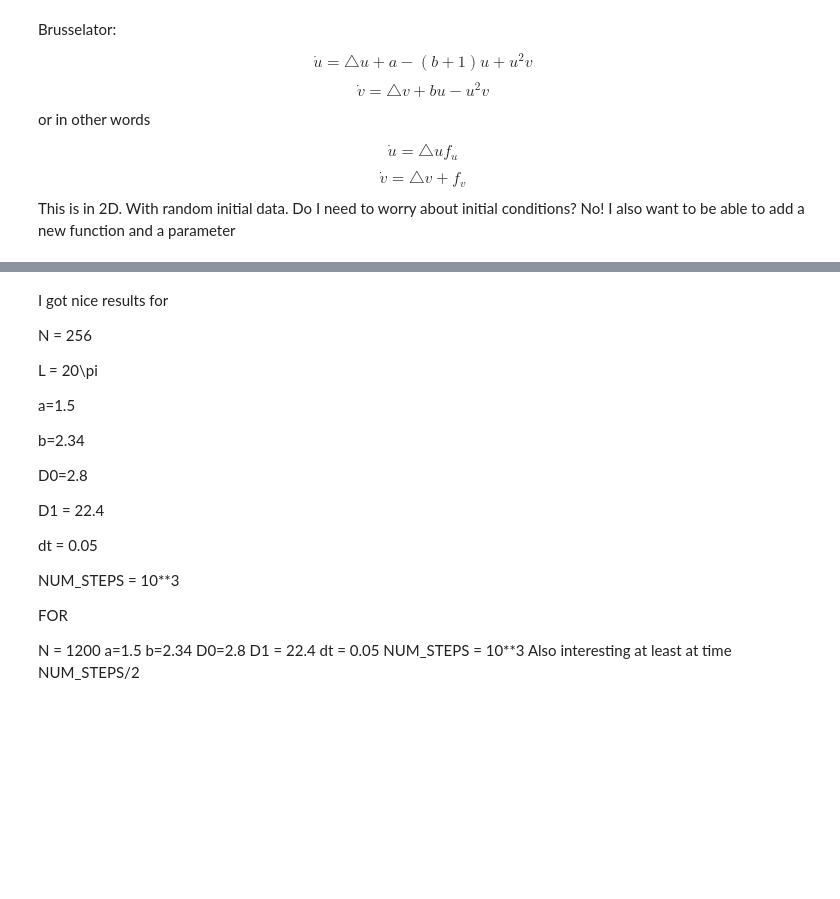
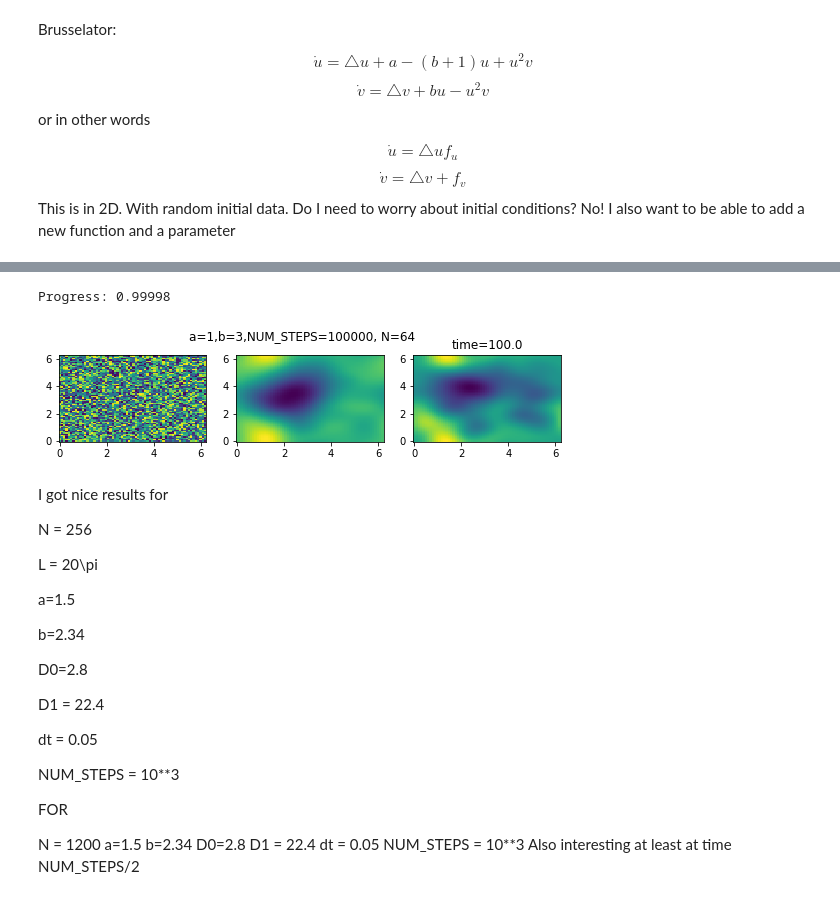
Before and after one commit to l-ada/Turing-models, a Jupyter notebook: brusselator.ipynb, the cells around one changed output, grey strips where cells are left out. Cells and saved outputs as stored; diff of their text form; code cells hidden in the pictures; blank space fills up the shorter version.

```diff
--- a/brusselator.ipynb
+++ b/brusselator.ipynb
@@ -20,12 +20,15 @@ N = 256
 dt = 0.001
 fu = lambda a,b,u,v: a + (u**2)*v - (b+1)*u
 fv = lambda a,b,u,v: b*u-(u**2)*v
-L = 5*2*np.pi
+L = 2*np.pi
 NUM_STEPS = 1000
 a = 1
 b = 3
-D0 = 1
-D1 = 0.1
+# D0 = 1
+# D1 = 0.1
+
+D0=2.8
+D1 = 22.4
 # put only things I want to change
 # don't want to change diffusion too much. At least for now.
 # %%
@@ -215,3 +201,39 @@ time = 50.0
+# %%
+from matplotlib import pyplot as plt
+from mpl_toolkits import mplot3d
+from matplotlib import cm
+def simulate_and_plot(a=a,b=b,NUM_STEPS=NUM_STEPS,N=N):
+    data_u, data_v, savetimes = perform__trunc_simulation(a,b,NUM_STEPS=NUM_STEPS, N=N)
+    xs = np.arange(0.0,L,L/N)
+    ys = np.arange(0.0,L,L/N)
+    # print(f"time = {dt*NUM_STEPS}")
+    X,Y = np.meshgrid(xs,ys)
+
+    from matplotlib import animation, rc
+    from IPython.display import HTML
+
+    fig = plt.figure(figsize=(9.0,3.5))
+    fig.suptitle(f"Simulation for a={a},b={b}", fontsize =16)
+    plt.suptitle(f"a={a},b={b},NUM_STEPS={NUM_STEPS}, N={N}")
+    ax1 = fig.add_subplot(231)
+    ax2 = fig.add_subplot(232)
+    ax3 = fig.add_subplot(233)
+
+    ax1.pcolormesh(X, Y, data_u[0], shading='auto')
+    ax2.pcolormesh(X, Y, data_u[1], shading='auto')
+    ax3.pcolormesh(X, Y, data_u[2], shading='auto')
+    ax3.set_title(f"time={dt*NUM_STEPS}")
+
+    plt.show()
+# %%
+N = 256
+a=1.5
+b=2.34
+
+simulate_and_plot(a=a,b=b, N=64,NUM_STEPS=10**5)
+# %% [output]
+Progress: 0.99998
+[figure, added]
 # %% [markdown]
 I got nice results for
 
```
Also changed, not shown: parts of 6 cells of this notebook.
